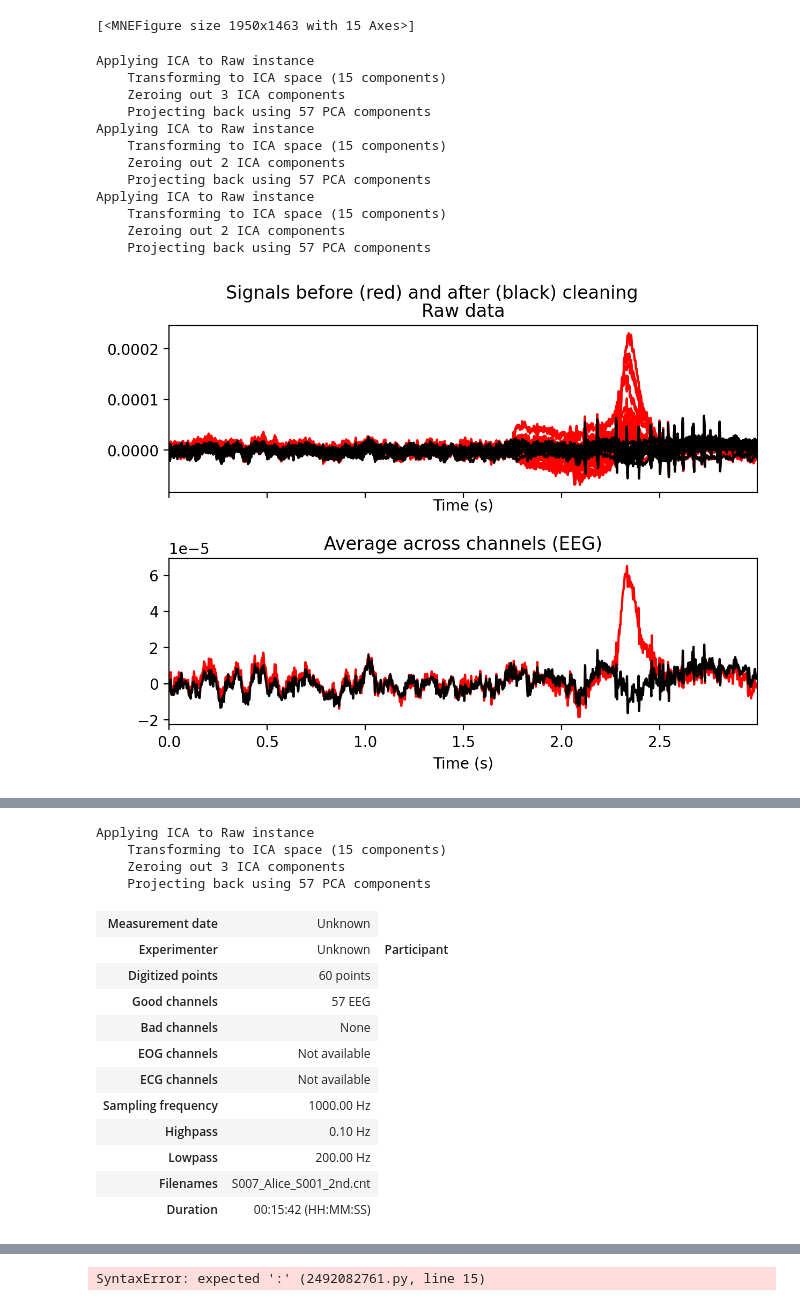
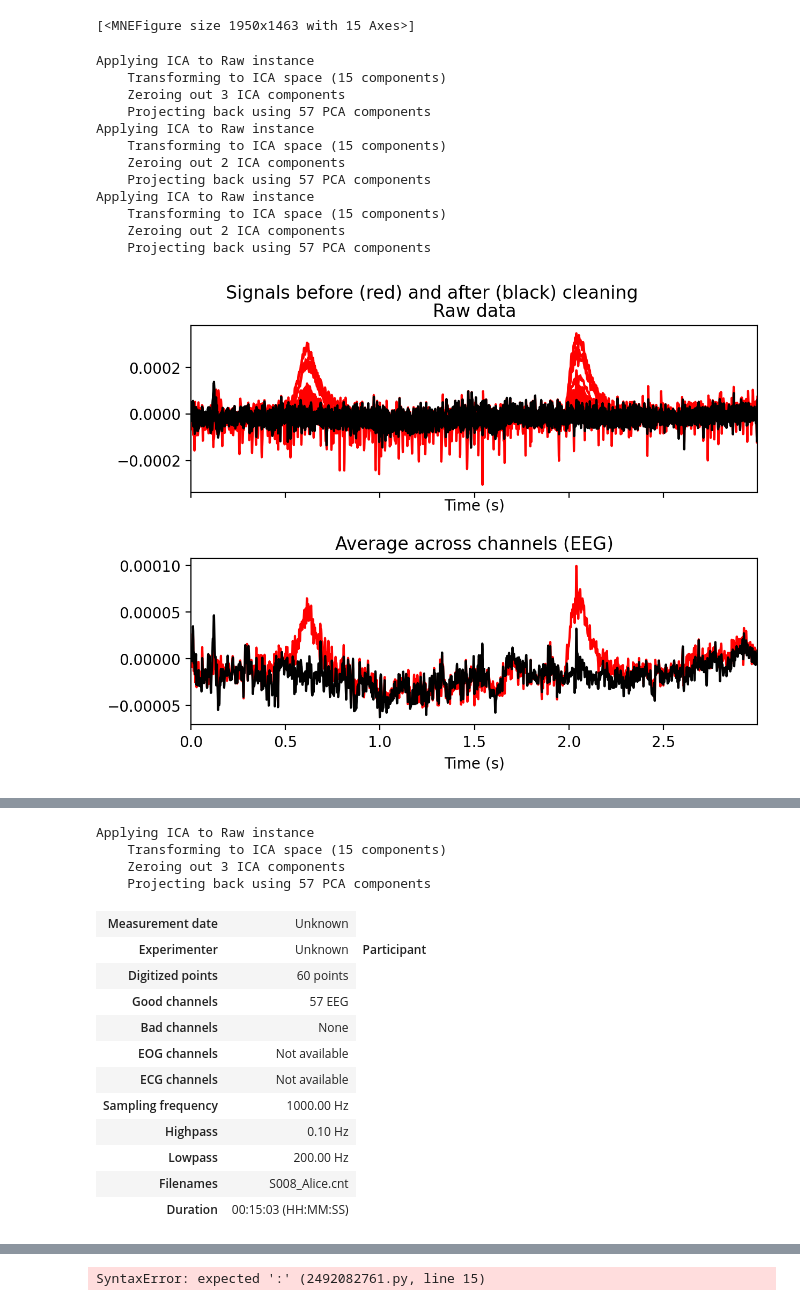
Before and after one commit to DHCLAIRE/ICN_related, a Jupyter notebook: Thesis/Alice_EEG preprocess.ipynb, the cells around one changed output, grey strips where cells are left out. Cells and saved outputs as stored; diff of their text form; code cells hidden in the pictures.

```diff
--- a/Thesis/Alice_EEG preprocess.ipynb
+++ b/Thesis/Alice_EEG preprocess.ipynb
@@ -276,24 +276,24 @@ Creating RawArray with float64 data, n_channels=15, n_times=903200
 Ready.
 [<MNEFigure size 1950x1463 with 15 Axes>]
 # %%
-ica_.plot_overlay(n_raw, exclude=[0, 1, 2])
+ica_.plot_overlay(n_raw, exclude=[0, 1, 12])
 #ica_.plot_overlay(n_raw, exclude=[0, 1, 4])
 ica_.plot_overlay(n_raw, exclude=[0, 1])
-ica_.plot_overlay(n_raw, exclude=[0, 2])
+ica_.plot_overlay(n_raw, exclude=[0, 12])
 # %% [output]
 Applying ICA to Raw instance
     Transforming to ICA space (15 components)
     Zeroing out 3 ICA components
     Projecting back using 57 PCA components
 Applying ICA to Raw instance
     Transforming to ICA space (15 components)
     Zeroing out 2 ICA components
     Projecting back using 57 PCA components
 Applying ICA to Raw instance
     Transforming to ICA space (15 components)
     Zeroing out 2 ICA components
     Projecting back using 57 PCA components
-[figure, old version]
+[figure, new version]
 # %%
 for i in range(15):
     #ica_.plot_properties(n_raw, picks=[i])
@@ -323,7 +323,7 @@ Applying ICA to Raw instance
 #ica_.plot_properties(n_raw, picks=[0, 1, 2, 3, 4, 5, 6, 7, 8])
 
 # apply the cleaned ICA to the data
-ica_.exclude = [0, 1, 2]
+ica_.exclude = [0, 1, 12]
 
 raw_ICAed = n_raw.copy()
 ica_.apply(raw_ICAed)
@@ -343,8 +343,8 @@ Applying ICA to Raw instance
 | Sampling frequency | 1000.00 Hz |
 | Highpass | 0.10 Hz |
 | Lowpass | 200.00 Hz |
-| Filenames | S007_Alice_S001_2nd.cnt |
-| Duration | 00:15:42 (HH:MM:SS) |
+| Filenames | S008_Alice.cnt |
+| Duration | 00:15:03 (HH:MM:SS) |
 # %%
 # Save the ICAed data into fif file
 raw_ICAed.save(eeg_data_path/'Alice_ESL_ICAed_fif'/Path('S%.3d_ICAed_raw.fif' %sub_idINT), overwrite=True)
```
Also changed, not shown: parts of 1 cell of this notebook, 1 other file.
